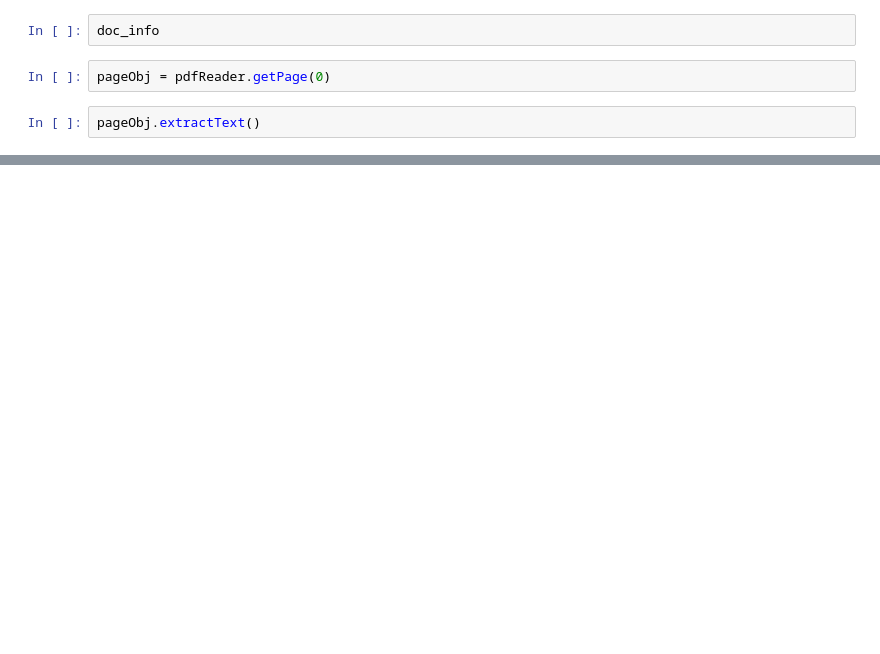
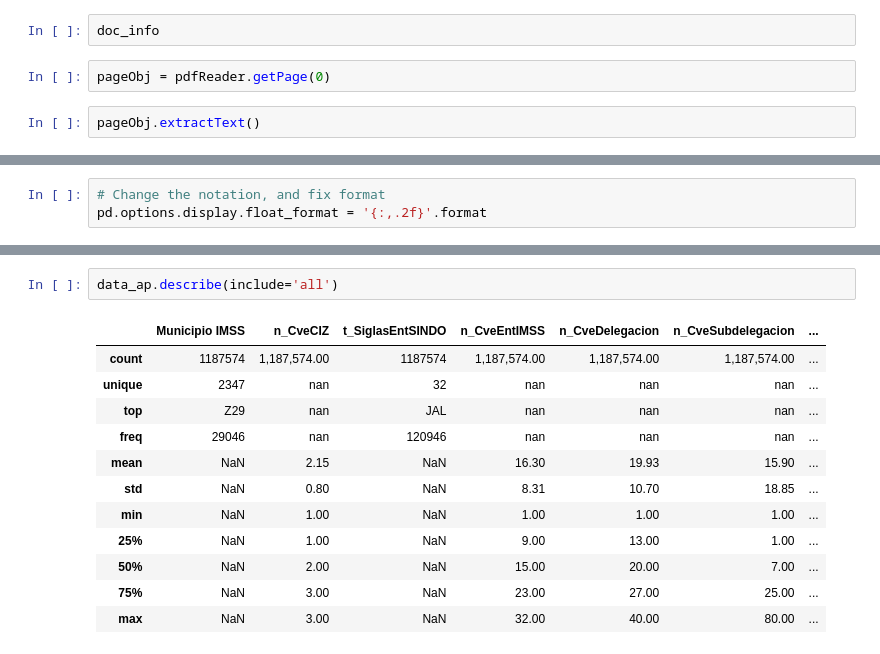
Before and after one commit to FernandoTorresL/stats_altas_patronales_imss, a Jupyter notebook: notebook/Test_AP_Reingenieria.ipynb, the cells around one changed output, grey strips where cells are left out. Drawn from its saved outputs; the diff is of its cells as text; blank space fills up the shorter version.

```diff
--- a/notebook/Test_AP_Reingenieria.ipynb
+++ b/notebook/Test_AP_Reingenieria.ipynb
@@ -160,0 +288,3 @@ data_ap
+# %%
+# Change the notation, and fix format
+pd.options.display.float_format = '{:,.2f}'.format
@@ -160,0 +303,15 @@ data_ap
+# %%
+data_ap.describe(include='all')
+# %% [output]
+|  | Municipio IMSS | n_CveCIZ | t_SiglasEntSINDO | n_CveEntIMSS | n_CveDelegacion | n_CveSubdelegacion | ... |
+| count | 1187574 | 1,187,574.00 | 1187574 | 1,187,574.00 | 1,187,574.00 | 1,187,574.00 | ... |
+| unique | 2347 | nan | 32 | nan | nan | nan | ... |
+| top | Z29 | nan | JAL | nan | nan | nan | ... |
+| freq | 29046 | nan | 120946 | nan | nan | nan | ... |
+| mean | NaN | 2.15 | NaN | 16.30 | 19.93 | 15.90 | ... |
+| std | NaN | 0.80 | NaN | 8.31 | 10.70 | 18.85 | ... |
+| min | NaN | 1.00 | NaN | 1.00 | 1.00 | 1.00 | ... |
+| 25% | NaN | 1.00 | NaN | 9.00 | 13.00 | 1.00 | ... |
+| 50% | NaN | 2.00 | NaN | 15.00 | 20.00 | 7.00 | ... |
+| 75% | NaN | 3.00 | NaN | 23.00 | 27.00 | 25.00 | ... |
+| max | NaN | 3.00 | NaN | 32.00 | 40.00 | 80.00 | ... |
```
Also changed, not shown: parts of 45 cells of this notebook, 1 other file.
